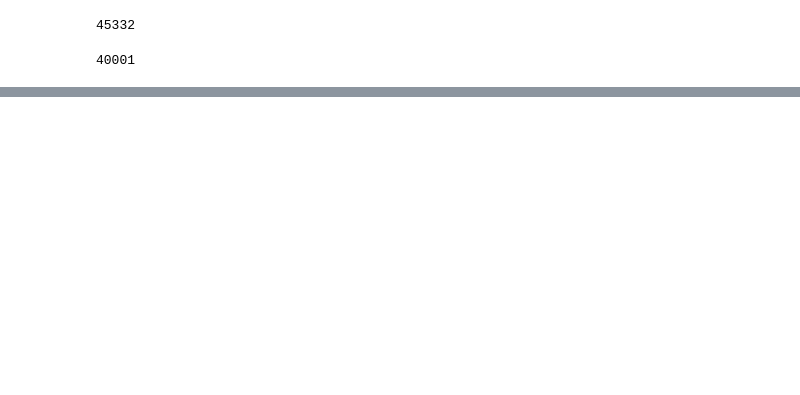
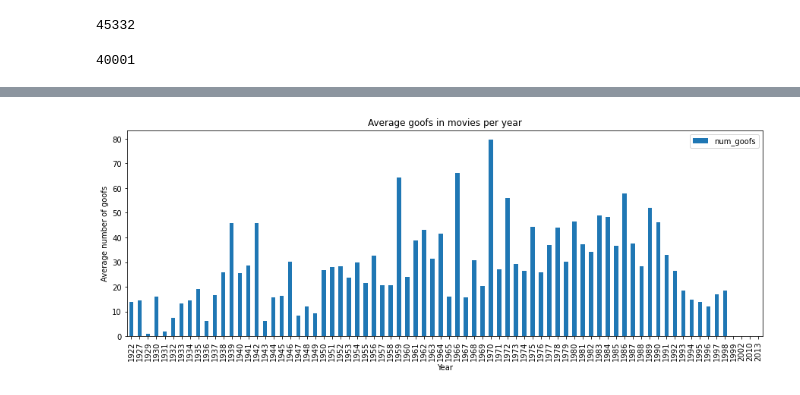
Before and after one commit to ymichael14/Movie-Goofs-Database, a Jupyter notebook: sql_database.ipynb, the cells around one changed output, grey strips where cells are left out. Saved outputs shown, nothing was run; the diff lists cells and outputs as text; code cells hidden in the pictures; blank space fills up the shorter version.

Commit message:
adding plots to readme

```diff
--- a/sql_database.ipynb
+++ b/sql_database.ipynb
@@ -29,3 +32,11 @@ data2 = pd.read_csv('./CleanedCSV/goofsnocommas.csv')
 data2.to_sql('goofs', engine)
 # %% [output]
 40001
+# %%
+#check the column names
+with engine.connect() as conn:
+    result1 = conn.execute('SELECT * FROM goofs')
+    result2 = conn.execute('SELECT * FROM movies')
+
+
+print(f'{result1._metadata.keys} + {result2._metadata.keys}')
@@ -32,14 +45,12 @@ data2.to_sql('goofs', engine)
 # %%
-
-
-# establish the connection with the engine object
+# get goofs per year
 with engine.connect() as conn:
 
-    # let's select the column credit_history
-    # from the loan data table
-    result = conn.execute(text("SELECT imdb_id FROM movies"))
+    #get the resulting table
+    result = conn.execute(text("SELECT movies.release_date, goofs.title, COUNT(goofs.goof) as num_goofs FROM goofs INNER JOIN movies ON goofs.imdb_id = movies.imdb_id GROUP BY goofs.title;"))
 
-    # print the result
-    for row in result:
-        print(row.imdb_id)
+    # convert the result to a pandas.DataFrame
+    movies_year = pd.DataFrame(result)
+
+movies_year.head()
 # %% [output]
@@ -62,0 +63,8 @@ tt0252133
+# %%
+movies_year.release_date =  pd.to_datetime(movies_year.release_date)
+movies_year['year'] = pd.DatetimeIndex(movies_year.release_date).year
+# %%
+plot_data = movies_year.groupby('year').mean()
+plot_data = plot_data.reset_index(level=0)
+plot_data = plot_data.sort_values('year')
+plot_data.head()
@@ -62,0 +78,9 @@ tt0252133
+# %%
+plot_data.plot(kind = 'bar', x = 'year', y = 'num_goofs', figsize = [15,5])
+plt.xlabel('Year')
+plt.ylabel('Average number of goofs')
+plt.savefig('./plots/goofs_by_year.png')
+plt.title('Average goofs in movies per year')
+plt.show()
+# %% [output]
+[figure, added]
```
Also changed, not shown: parts of 6 cells of this notebook, 3 other files.
